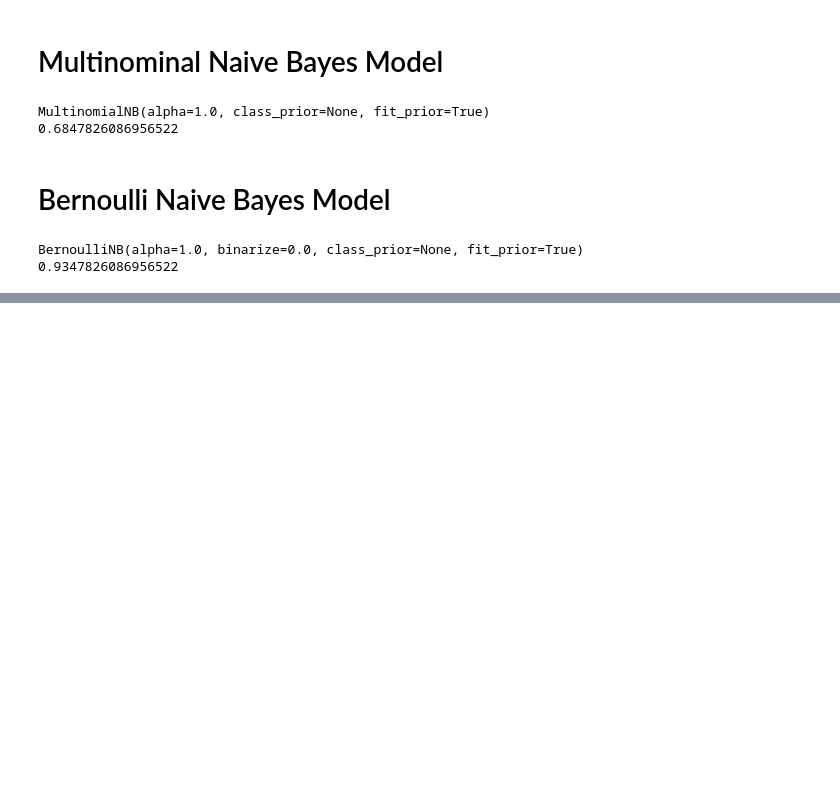
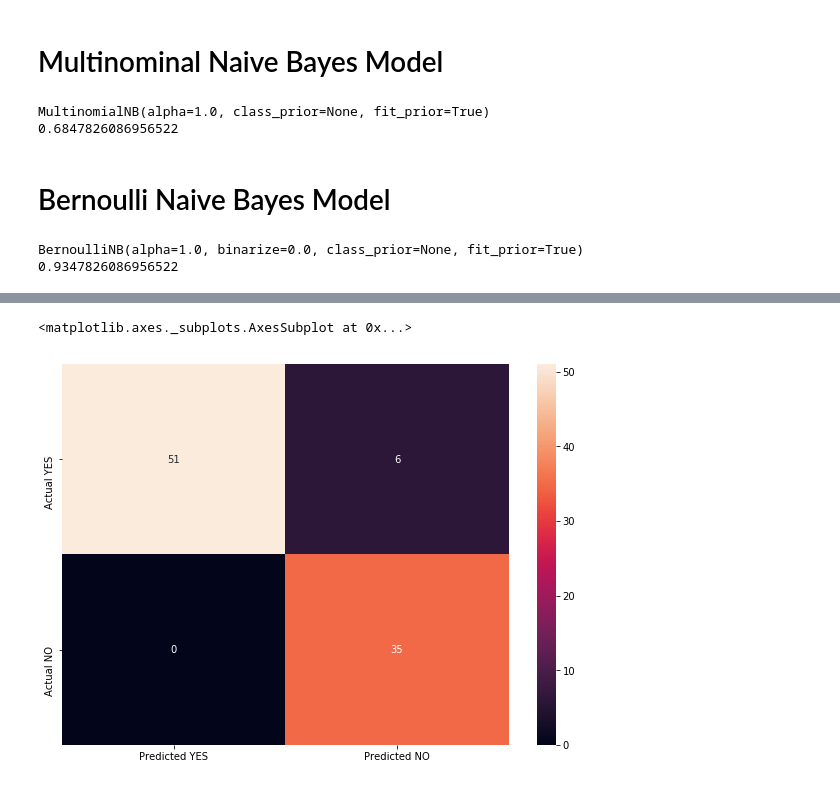
Before and after one commit to SaifRehman/naive-classifier, a Jupyter notebook: credit card.ipynb, the cells around one changed output, grey strips where cells are left out. Cells and saved outputs as stored; diff of their text form; code cells hidden in the pictures; blank space fills up the shorter version.

Commit message:
added NN and confusion matrix plot

```diff
--- a/credit card.ipynb
+++ b/credit card.ipynb
@@ -210,0 +216,13 @@ BernoulliNB(alpha=1.0, binarize=0.0, class_prior=None, fit_prior=True)
+# %%
+scaler = StandardScaler() # to normalize your data
+scaler.fit(X_train)
+# normalize both train and test
+X_train = scaler.transform(X_train)
+Xtest = scaler.transform(Xtest)
+# normalization done here for MLP
+mlp = MLPClassifier(hidden_layer_sizes=(20,20))
+mlp.fit(X_train,Ytrain)
+predictions = mlp.predict(Xtest)
+print(classification_report(Ytest,predictions))
+print(confusion_matrix(Ytest,predictions))
+cm = confusion_matrix(Ytest,predictions)
@@ -210,0 +239,8 @@ BernoulliNB(alpha=1.0, binarize=0.0, class_prior=None, fit_prior=True)
+# %%
+df_cm = pd.DataFrame(cm, index = ['Actual YES','Actual NO'],
+                  columns = ['Predicted YES','Predicted NO'])
+plt.figure(figsize = (10,7))
+sns.heatmap(df_cm, annot=True)
+# %% [output]
+<matplotlib.axes._subplots.AxesSubplot at 0x...>
+[figure, added]
```
Also changed, not shown: parts of 4 cells of this notebook.
